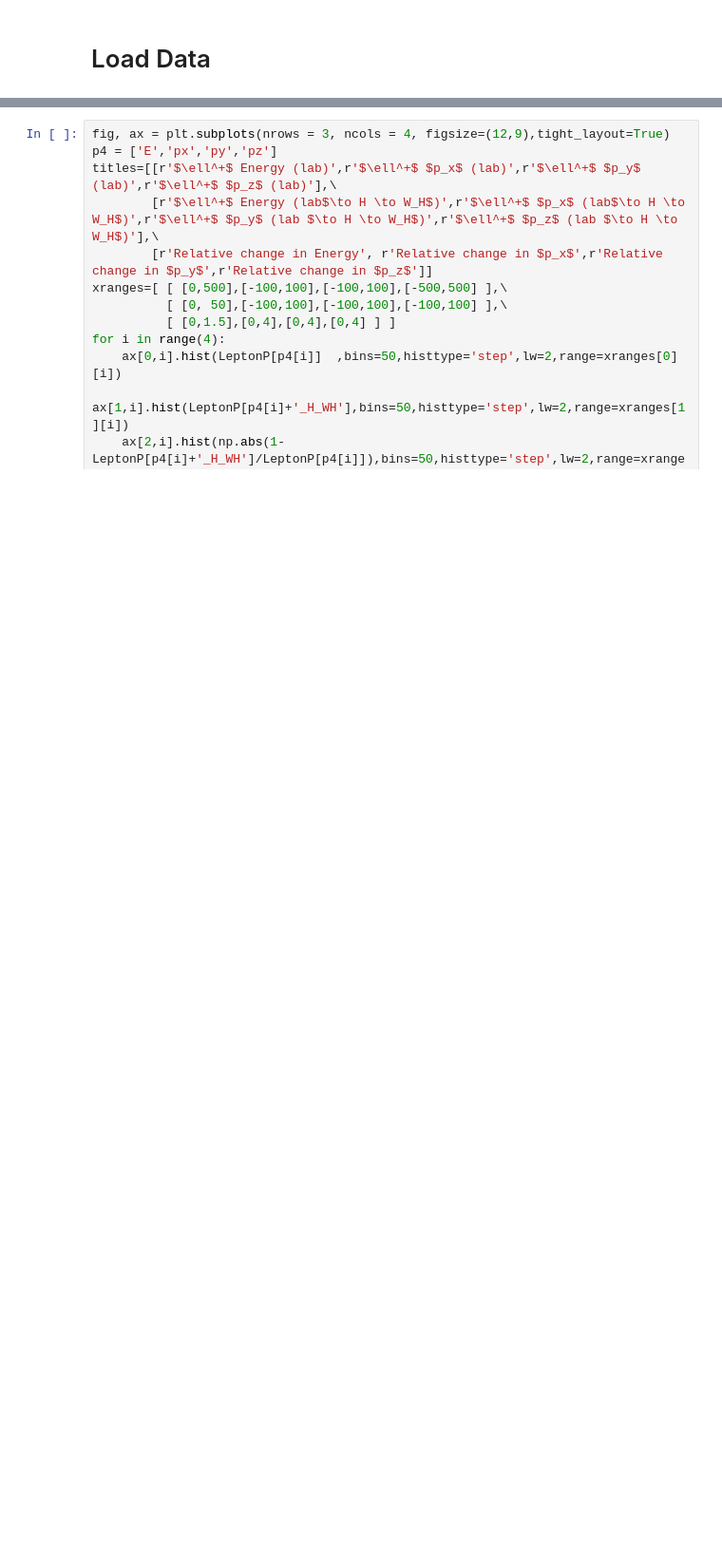
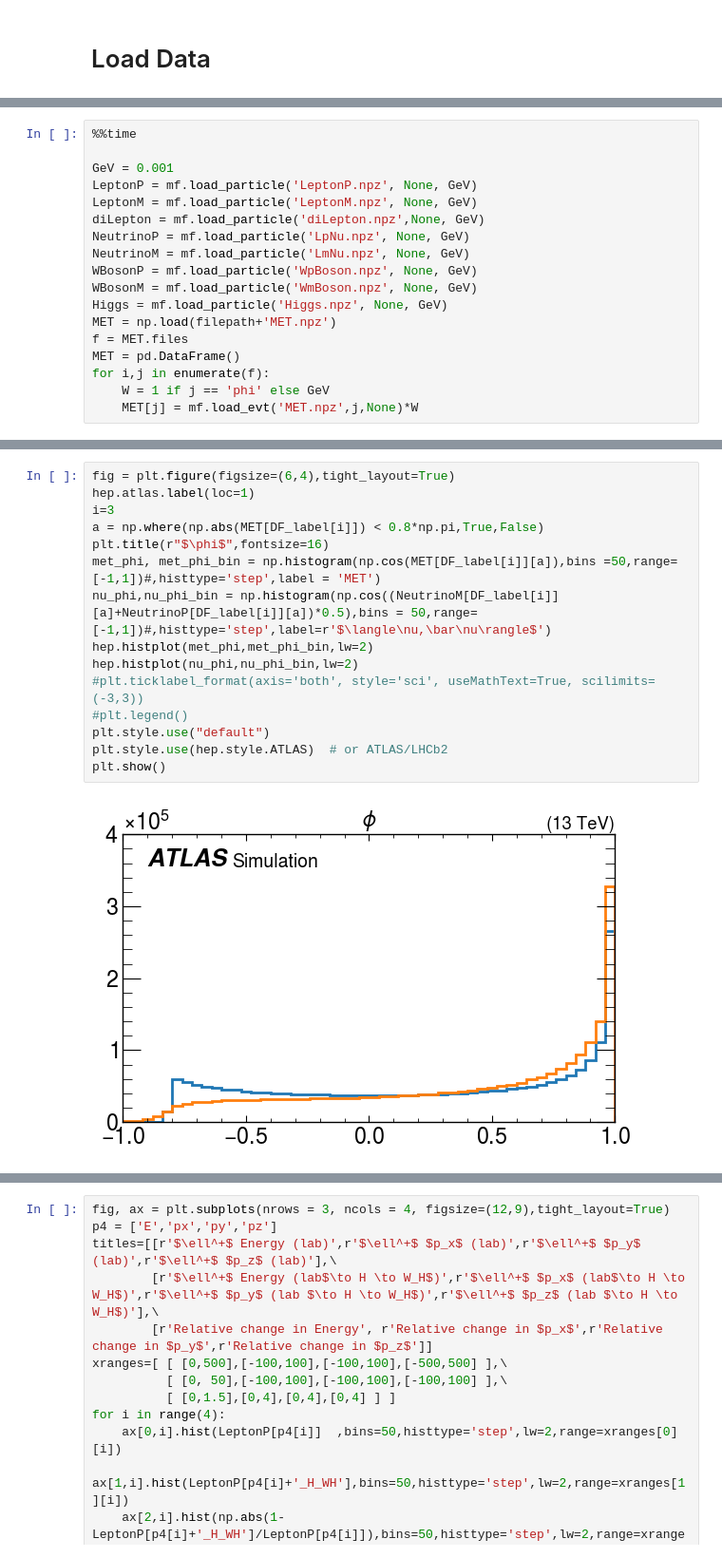
Before and after one commit to SiangYuan-Lin/Bell-Inequality-study, a Jupyter notebook: Rest_frame_reconstruction.ipynb, the cells around one changed output, grey strips where cells are left out. Shown at 95% size. Saved outputs shown, nothing was run; the diff lists cells and outputs as text; blank space fills up the shorter version.

```diff
--- a/Rest_frame_reconstruction.ipynb
+++ b/Rest_frame_reconstruction.ipynb
@@ -305,0 +44,18 @@ Wall time: 13 s
+# %%
+%%time
+
+GeV = 0.001
+LeptonP = mf.load_particle('LeptonP.npz', None, GeV)
+LeptonM = mf.load_particle('LeptonM.npz', None, GeV)
+diLepton = mf.load_particle('diLepton.npz',None, GeV)
+NeutrinoP = mf.load_particle('LpNu.npz', None, GeV)
+NeutrinoM = mf.load_particle('LmNu.npz', None, GeV)
+WBosonP = mf.load_particle('WpBoson.npz', None, GeV)
+WBosonM = mf.load_particle('WmBoson.npz', None, GeV)
+Higgs = mf.load_particle('Higgs.npz', None, GeV)
+MET = np.load(filepath+'MET.npz')
+f = MET.files
+MET = pd.DataFrame()
+for i,j in enumerate(f):
+    W = 1 if j == 'phi' else GeV
+    MET[j] = mf.load_evt('MET.npz',j,None)*W
@@ -305,0 +180,17 @@ Wall time: 13 s
+# %%
+fig = plt.figure(figsize=(6,4),tight_layout=True)
+hep.atlas.label(loc=1)
+i=3
+a = np.where(np.abs(MET[DF_label[i]]) < 0.8*np.pi,True,False)
+plt.title(r"$\phi$",fontsize=16)
+met_phi, met_phi_bin = np.histogram(np.cos(MET[DF_label[i]][a]),bins =50,range=[-1,1])#,histtype='step',label = 'MET')
+nu_phi,nu_phi_bin = np.histogram(np.cos((NeutrinoM[DF_label[i]][a]+NeutrinoP[DF_label[i]][a])*0.5),bins = 50,range=[-1,1])#,histtype='step',label=r'$\langle\nu,\bar\nu\rangle$')
+hep.histplot(met_phi,met_phi_bin,lw=2)
+hep.histplot(nu_phi,nu_phi_bin,lw=2)
+#plt.ticklabel_format(axis='both', style='sci', useMathText=True, scilimits=(-3,3))
+#plt.legend()
+plt.style.use("default")
+plt.style.use(hep.style.ATLAS)  # or ATLAS/LHCb2
+plt.show()
+# %% [output]
+[figure, added]
```
Also changed, not shown: parts of 84 cells of this notebook, 6 other files.
